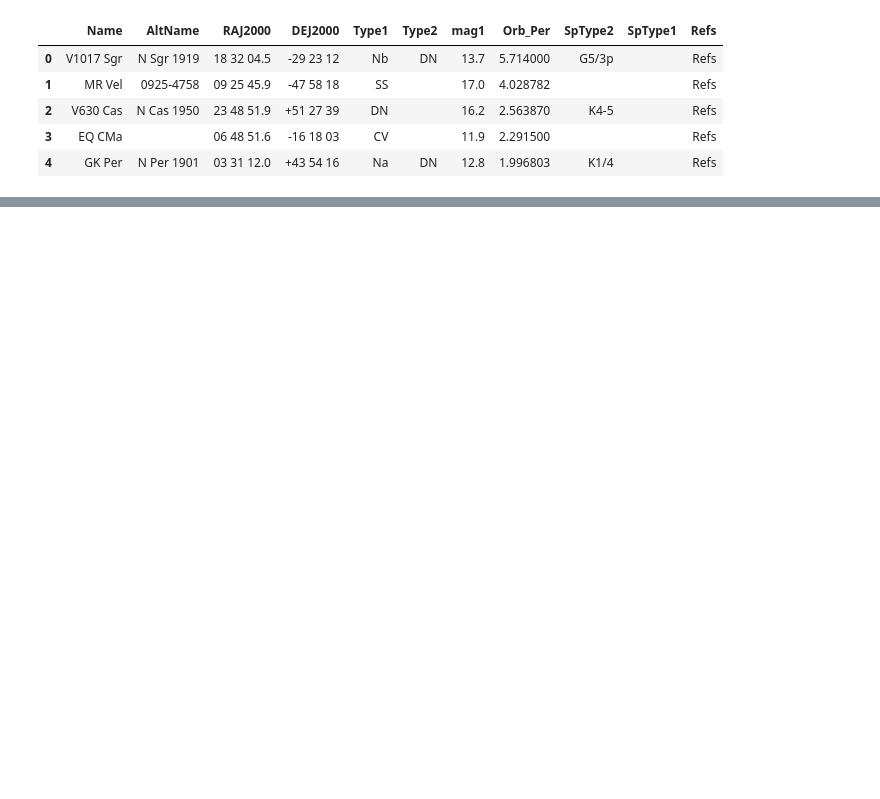
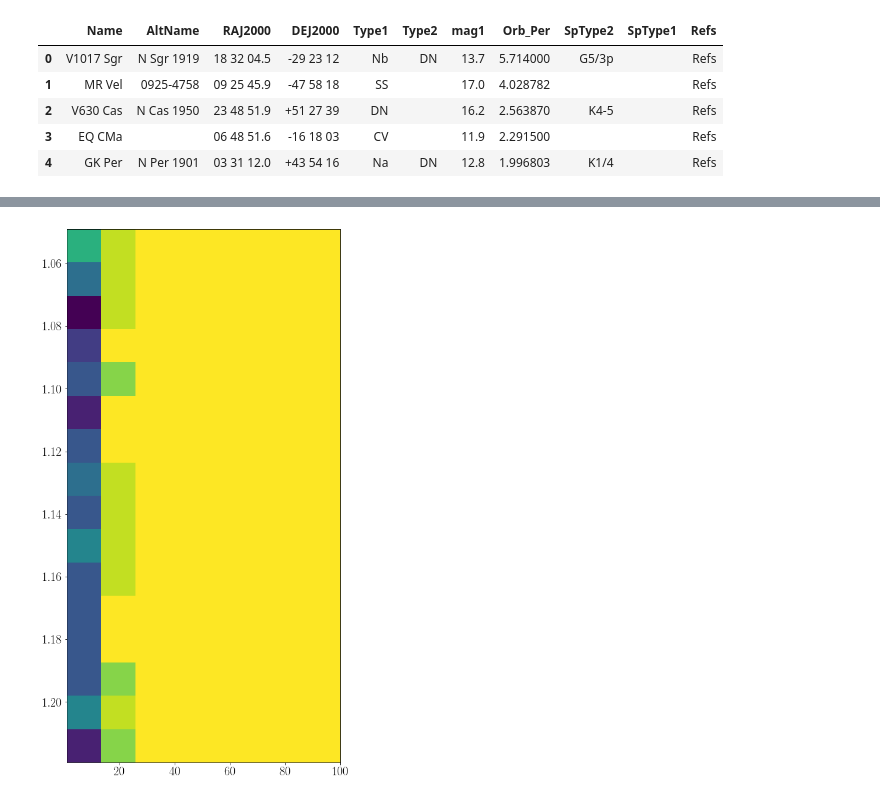
Before and after one commit to RuthAngus/extragalactic-exoplanets, a Jupyter notebook: CV-period-distribution.ipynb, the cells around one changed output, grey strips where cells are left out. Cells and saved outputs as stored; diff of their text form; code cells hidden in the pictures; blank space fills up the shorter version.

```diff
--- a/CV-period-distribution.ipynb
+++ b/CV-period-distribution.ipynb
@@ -19,0 +75,7 @@ plt.hist(df.Orb_Per.values, 50);
+# %%
+Ntrials = 24
+Namps = 8
+Npers = 16
+amps = 10**np.linspace(.01, 1, Namps)
+pers = 10**np.linspace(.5/24, 1, Npers)
+recovered, true_p = [np.zeros((Npers, Namps, Ntrials)) for i in range(2)]
@@ -19,0 +122,33 @@ plt.hist(df.Orb_Per.values, 50);
+# %%
+def make_plot(true_p, recovered, pers, amps, Ntrials):
+    Npers, Namps = len(pers), len(amps)
+
+    success = true_p/abs(true_p - recovered)
+    success_hist = np.zeros((Npers, Namps))
+
+    for i in range(Npers):
+        for j in range(Namps):
+            success = abs(true_p[i, j, :] - recovered[i, j, :])/true_p[i, j, :]
+            s = success <= .1
+            success_hist[i, j] = float(sum(s))/Ntrials
+
+    fig, ax = plt.subplots(figsize=(Namps*1, Npers*1))
+    img = ax.imshow(success_hist, extent=[amps[0], amps[-1], pers[1], pers[0]], aspect="auto")
+#     tlabels = []
+#     tmarks = np.linspace(pers[0], 1.5, Npers)
+#     for p in pers:
+#         tlabels.append("${0:.3}$".format(p))
+#     ax.set_yticks(tmarks)
+#     ax.set_yticklabels(tlabels)
+#     plt.xlabel("$\mathrm{Period}$")
+#     plt.ylabel("$\mathrm{Amplitude}$")
+
+#     divider = make_axes_locatable(ax)
+#     cax = divider.append_axes("right", size="5%", pad=0.05)
+
+    #plt.colorbar(img, ax=ax, cax=cax, label="$\mathrm{Fraction~recovered}$")
+    plt.savefig("test.pdf")
+# %%
+make_plot(true_p, recovered, pers, amps, Ntrials)
+# %% [output]
+[figure, added]
```
Also changed, not shown: parts of 9 cells of this notebook.
